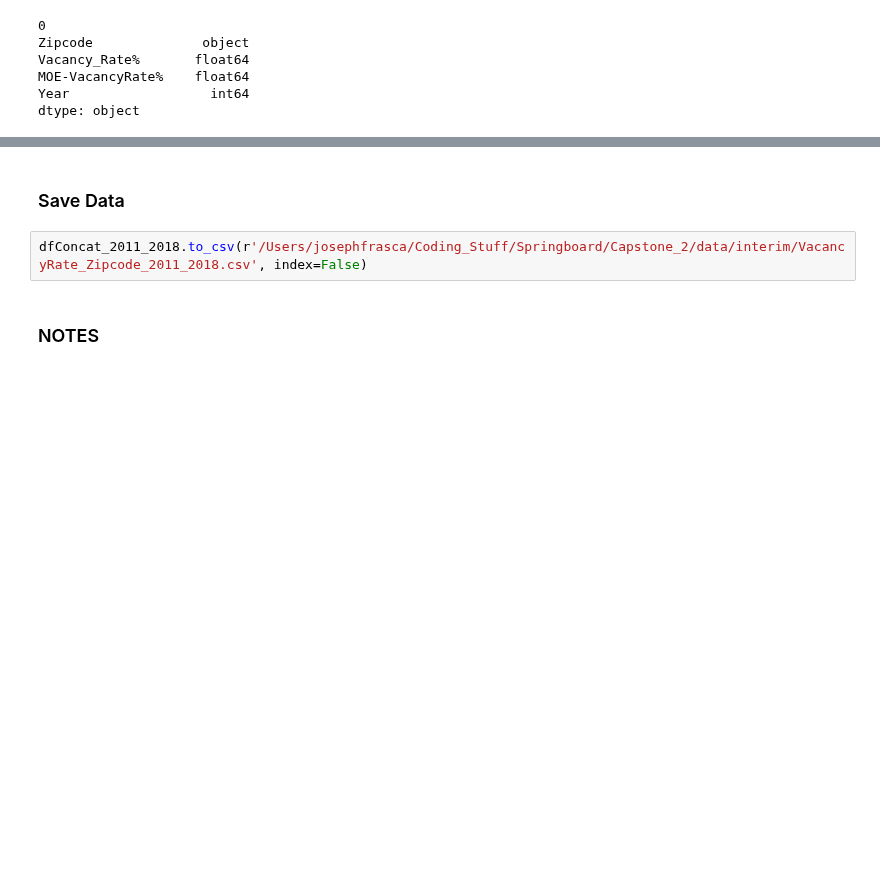
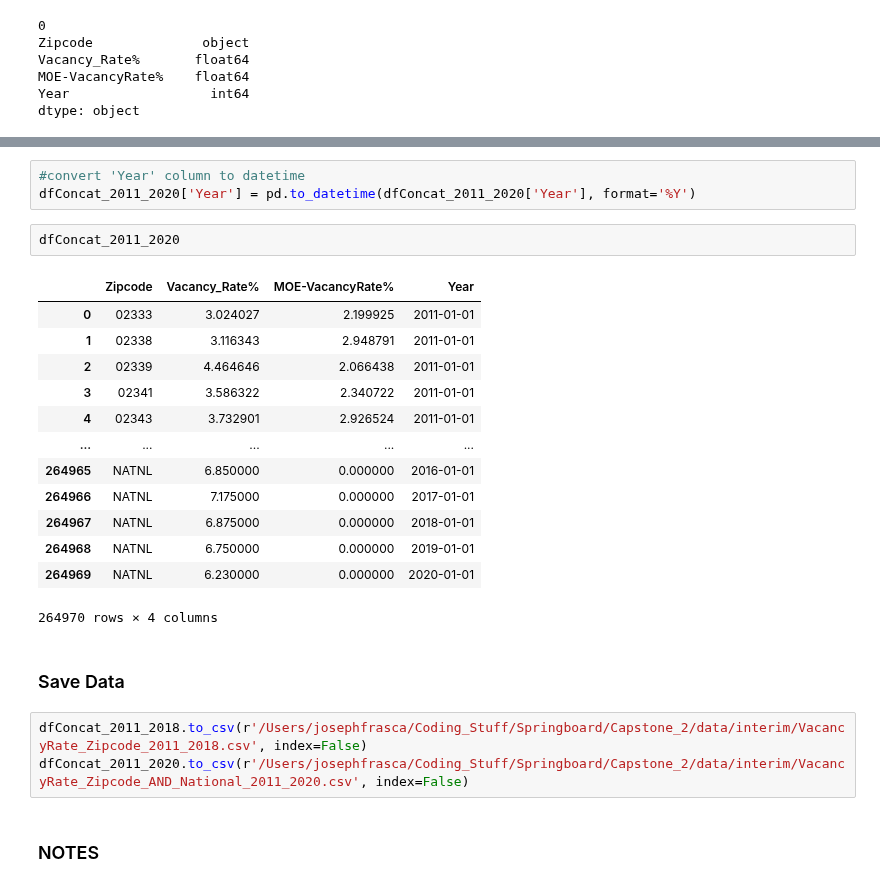
Before and after one commit to jjfrasca/Capstone_2, a Jupyter notebook: notebooks/2.0-jjf-initial-data-wrangling-zipcodeVacancy.ipynb, the cells around one changed output, grey strips where cells are left out. Cells and saved outputs as stored; diff of their text form; blank space fills up the shorter version.

```diff
--- a/notebooks/2.0-jjf-initial-data-wrangling-zipcodeVacancy.ipynb
+++ b/notebooks/2.0-jjf-initial-data-wrangling-zipcodeVacancy.ipynb
@@ -445,7 +557,27 @@ dtype: object
+# %%
+#convert 'Year' column to datetime
+dfConcat_2011_2020['Year'] = pd.to_datetime(dfConcat_2011_2020['Year'], format='%Y')
+# %%
+dfConcat_2011_2020
+# %% [output]
+|  | Zipcode | Vacancy_Rate% | MOE-VacancyRate% | Year |
+| 0 | 02333 | 3.024027 | 2.199925 | 2011-01-01 |
+| 1 | 02338 | 3.116343 | 2.948791 | 2011-01-01 |
+| 2 | 02339 | 4.464646 | 2.066438 | 2011-01-01 |
+| 3 | 02341 | 3.586322 | 2.340722 | 2011-01-01 |
+| 4 | 02343 | 3.732901 | 2.926524 | 2011-01-01 |
+| ... | ... | ... | ... | ... |
+| 264965 | NATNL | 6.850000 | 0.000000 | 2016-01-01 |
+| 264966 | NATNL | 7.175000 | 0.000000 | 2017-01-01 |
+| 264967 | NATNL | 6.875000 | 0.000000 | 2018-01-01 |
+| 264968 | NATNL | 6.750000 | 0.000000 | 2019-01-01 |
+| 264969 | NATNL | 6.230000 | 0.000000 | 2020-01-01 |
+264970 rows × 4 columns
 # %% [markdown]
 ### Save Data
 # %%
 dfConcat_2011_2018.to_csv(r'/Users/josephfrasca/Coding_Stuff/Springboard/Capstone_2/data/interim/VacancyRate_Zipcode_2011_2018.csv', index=False)
+dfConcat_2011_2020.to_csv(r'/Users/josephfrasca/Coding_Stuff/Springboard/Capstone_2/data/interim/VacancyRate_Zipcode_AND_National_2011_2020.csv', index=False)
 # %% [markdown]
 ### NOTES
 # %%
```
Also changed, not shown: parts of 14 cells of this notebook.
